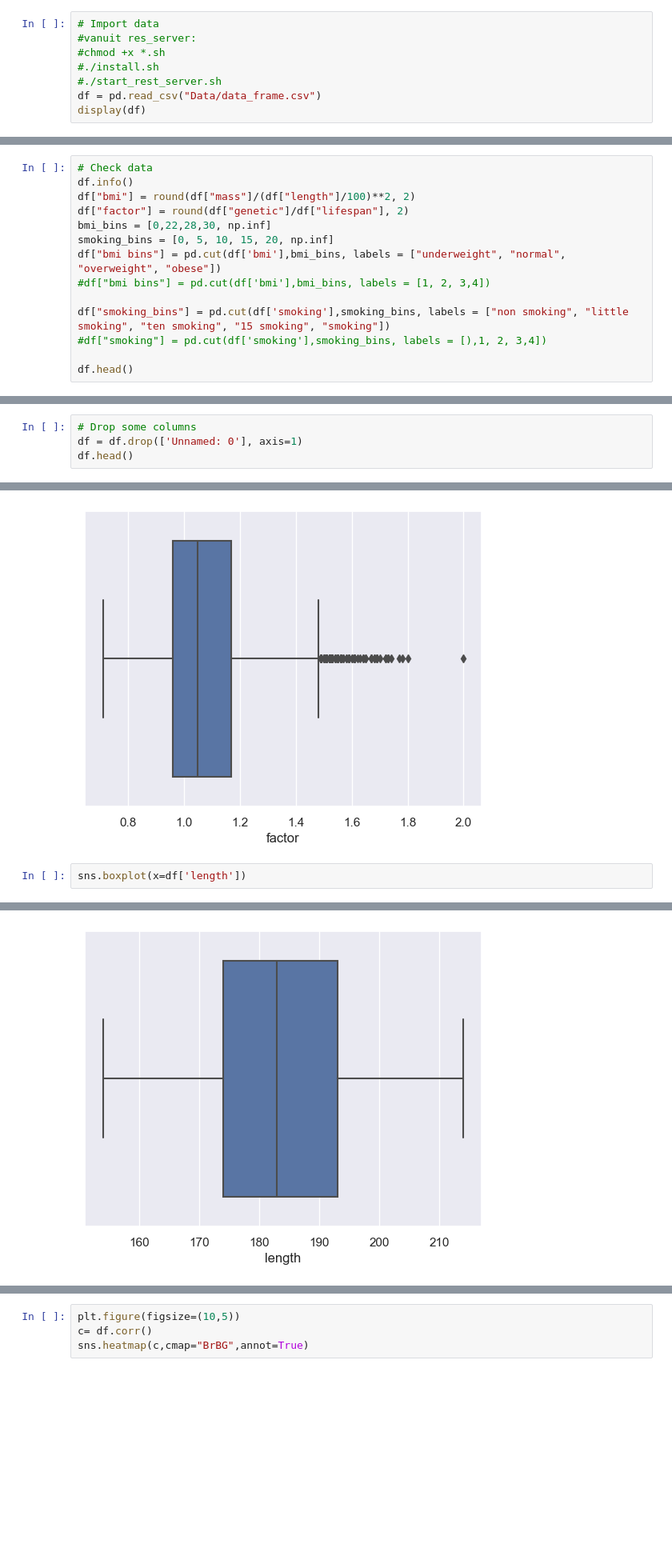
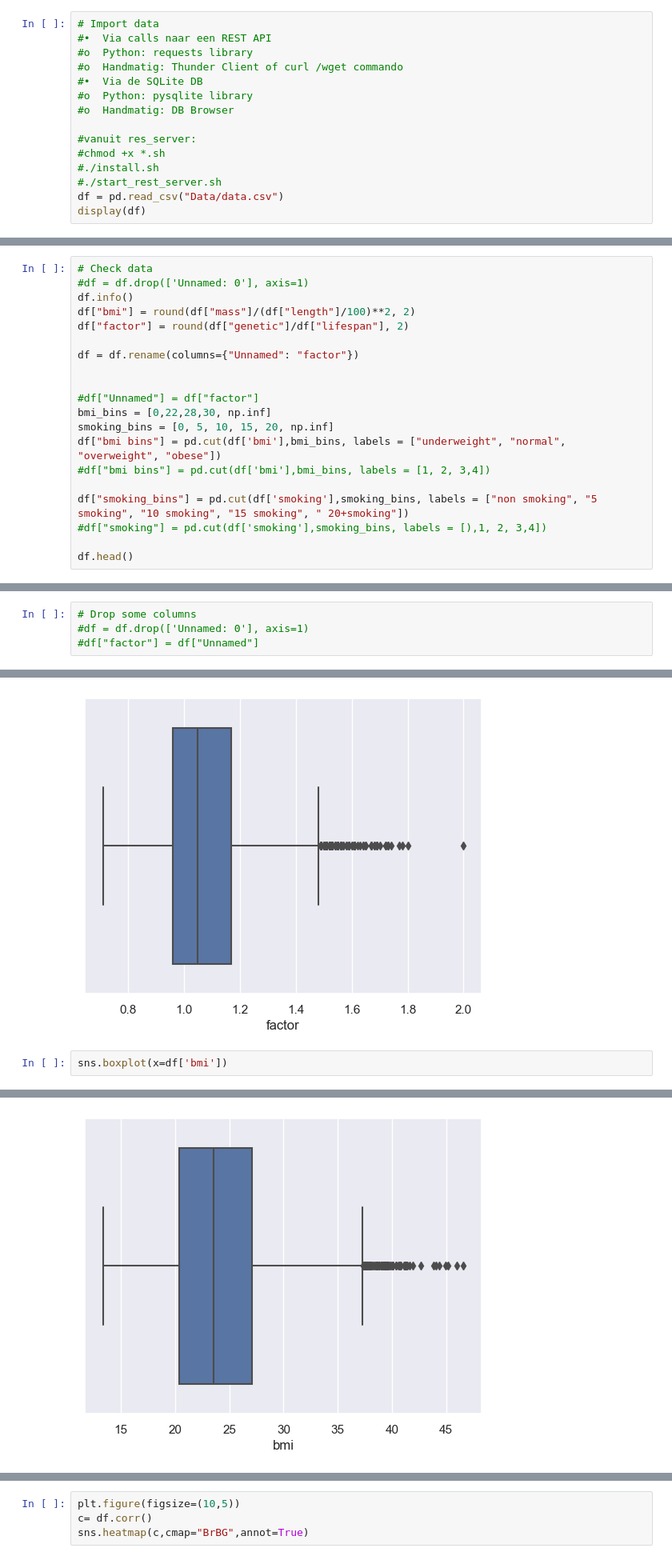
Before and after one commit to GabyJager/MakeAIWorkGab, a Jupyter notebook: projects/Project/EDA.ipynb, the cells around one changed output, grey strips where cells are left out. Shown at 80% size. Drawn from its saved outputs; the diff is of its cells as text; blank space fills up the shorter version.

```diff
--- a/projects/Project/EDA.ipynb
+++ b/projects/Project/EDA.ipynb
@@ -14,11 +14,18 @@ sns.set(color_codes=True)
 #git branching
 # %%
 # Import data
+#•	Via calls naar een REST API
+#o	Python: requests library
+#o	Handmatig: Thunder Client of curl /wget commando
+#•	Via de SQLite DB
+#o	Python: pysqlite library
+#o	Handmatig: DB Browser
+
 #vanuit res_server:
 #chmod +x *.sh
 #./install.sh
 #./start_rest_server.sh
-df = pd.read_csv("Data/data_frame.csv")
+df = pd.read_csv("Data/data.csv")
 display(df)
 # %% [output]
 |  | Unnamed: 0 | genetic | length | mass | exercise | smoking | alcohol | sugar | lifespan |
@@ -56,15 +63,21 @@ df.tail()
 | 8191 | 8191 | 83.0 | 204.0 | 76.0 | 3.0 | 8.0 | 8.0 | 1 | 96 |
 # %%
 # Check data
+#df = df.drop(['Unnamed: 0'], axis=1)
 df.info()
 df["bmi"] = round(df["mass"]/(df["length"]/100)**2, 2)
 df["factor"] = round(df["genetic"]/df["lifespan"], 2)
+
+df = df.rename(columns={"Unnamed": "factor"})
+
+
+#df["Unnamed"] = df["factor"]
 bmi_bins = [0,22,28,30, np.inf]
 smoking_bins = [0, 5, 10, 15, 20, np.inf]
 df["bmi bins"] = pd.cut(df['bmi'],bmi_bins, labels = ["underweight", "normal", "overweight", "obese"])
 #df["bmi bins"] = pd.cut(df['bmi'],bmi_bins, labels = [1, 2, 3,4])
 
-df["smoking_bins"] = pd.cut(df['smoking'],smoking_bins, labels = ["non smoking", "little smoking", "ten smoking", "15 smoking", "smoking"])
+df["smoking_bins"] = pd.cut(df['smoking'],smoking_bins, labels = ["non smoking", "5 smoking", "10 smoking", "15 smoking", " 20+smoking"])
 #df["smoking"] = pd.cut(df['smoking'],smoking_bins, labels = [),1, 2, 3,4])
 
 df.head()
@@ -114,4 +128,4 @@ df.describe()
 # %%
 # Drop some columns
-df = df.drop(['Unnamed: 0'], axis=1)
-df.head()
+#df = df.drop(['Unnamed: 0'], axis=1)
+#df["factor"] = df["Unnamed"]
@@ -198,5 +207,5 @@ sns.boxplot(x=df['factor'])
 <AxesSubplot: xlabel='factor'>
 [figure]
 # %%
-sns.boxplot(x=df['length'])
+sns.boxplot(x=df['bmi'])
 # %% [output]
@@ -204,4 +213,4 @@ sns.boxplot(x=df['length'])
-[figure, old version]
+[figure, new version]
 # %%
 Q1 = df.quantile(0.25)
 Q3 = df.quantile(0.75)
```
Also changed, not shown: parts of 9 cells of this notebook, 5 other files.
